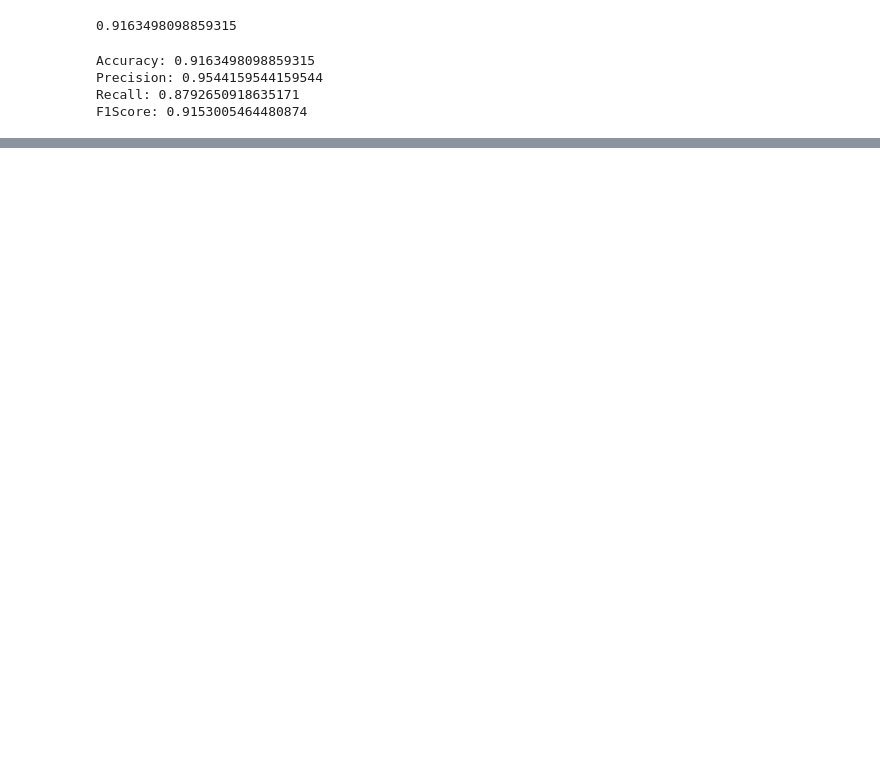
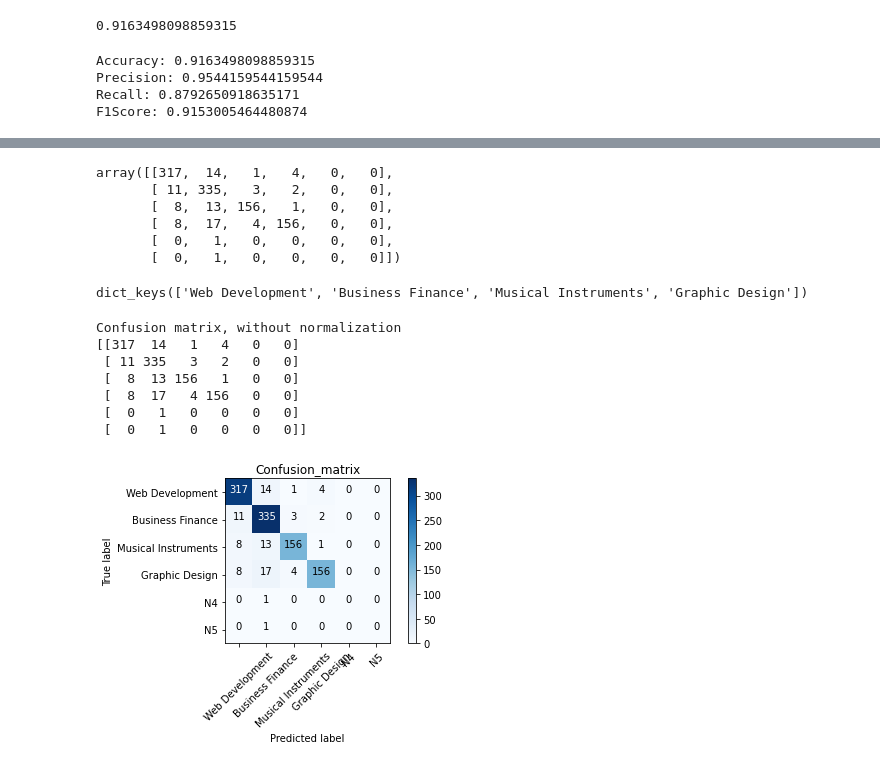
Before and after one commit to hildebrando001/PySpark-ML, a Jupyter notebook: PySparkTextClassfication.ipynb, the cells around one changed output, grey strips where cells are left out. Cells and saved outputs as stored; diff of their text form; code cells hidden in the pictures; blank space fills up the shorter version.

Commit message:
confusion matrix

```diff
--- a/PySparkTextClassfication.ipynb
+++ b/PySparkTextClassfication.ipynb
@@ -389,0 +401,66 @@ F1Score: 0.9153005464480874
+# %%
+cm = confusion_matrix(y_true, y_pred)
+# %%
+cm
+# %% [output]
+array([[317,  14,   1,   4,   0,   0],
+       [ 11, 335,   3,   2,   0,   0],
+       [  8,  13, 156,   1,   0,   0],
+       [  8,  17,   4, 156,   0,   0],
+       [  0,   1,   0,   0,   0,   0],
+       [  0,   1,   0,   0,   0,   0]])
+# %%
+import  matplotlib.pyplot as plt
+import numpy as np
+import itertools
+
+def plot_confusion_matrix(cm, classes,
+                         normalize=False,
+                         title='Confusion_matrix',
+                         cmap=plt.cm.Blues):
+    """
+    This function prints and plots the confusion matrix.
+    Normalization can be applied by setting `normalize=True`.
+    """
+    if normalize:
+        cm = cm.astype('float') / cm.sum(axis=1)[:, np.newaxis]
+        print("Normalizer confusion matrix")
+    else:
+        print("Confusion matrix, without normalization")
+
+    print(cm)
+
+    plt.imshow(cm, interpolation='nearest', cmap=cmap)
+    plt.title(title)
+    plt.colorbar()
+    tick_marks = np.arange(len(classes))
+    plt.xticks(tick_marks, classes, rotation=45)
+    plt.yticks(tick_marks, classes)
+
+    fmt = '.2f' if normalize else 'd'
+    thresh = cm.max() / 2.
+    for i, j in itertools.product(range(cm.shape[0]), range(cm.shape[1])):
+        plt.text(j, i, format(cm[i, j], fmt),
+                horizontalalignment="center",
+                color="white" if cm[i, j] > thresh else "black")
+
+    plt.tight_layout()
+    plt.ylabel('True label')
+    plt.xlabel('Predicted label')
+# %%
+label_dict.keys()
+# %% [output]
+dict_keys(['Web Development', 'Business Finance', 'Musical Instruments', 'Graphic Design'])
+# %%
+class_names = ['Web Development', 'Business Finance', 'Musical Instruments', 'Graphic Design', 'N4', 'N5']
+# %%
+plot_confusion_matrix(cm, class_names)
+# %% [output]
+Confusion matrix, without normalization
+[[317  14   1   4   0   0]
+ [ 11 335   3   2   0   0]
+ [  8  13 156   1   0   0]
+ [  8  17   4 156   0   0]
+ [  0   1   0   0   0   0]
+ [  0   1   0   0   0   0]]
+[figure, added]
```
Also changed, not shown: parts of 6 cells of this notebook.
